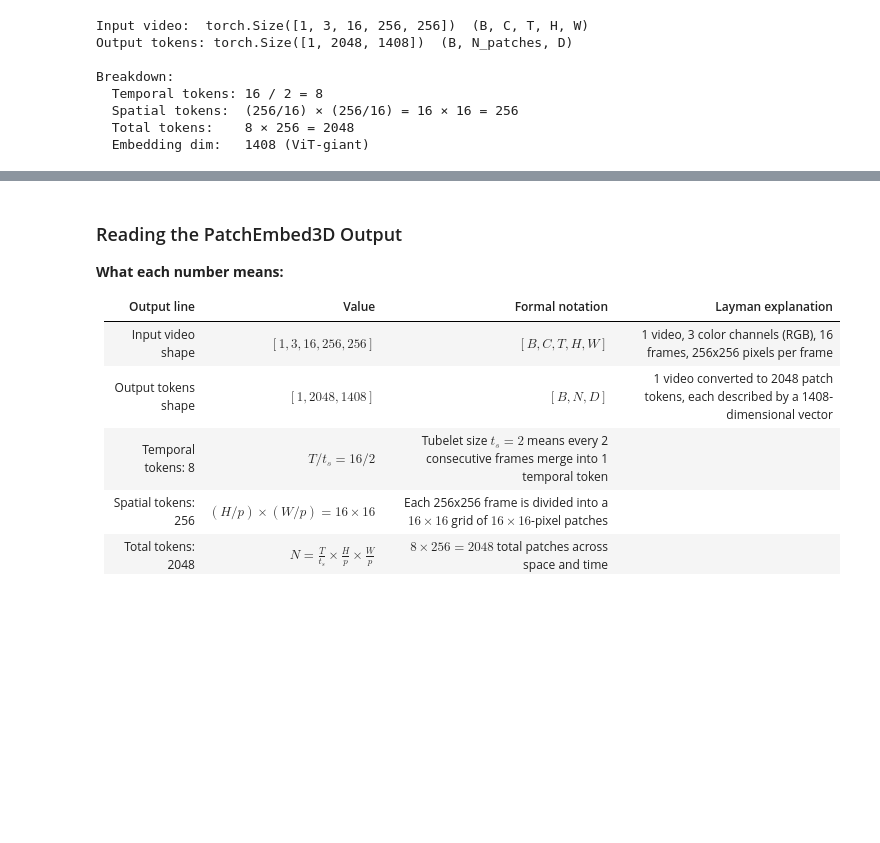
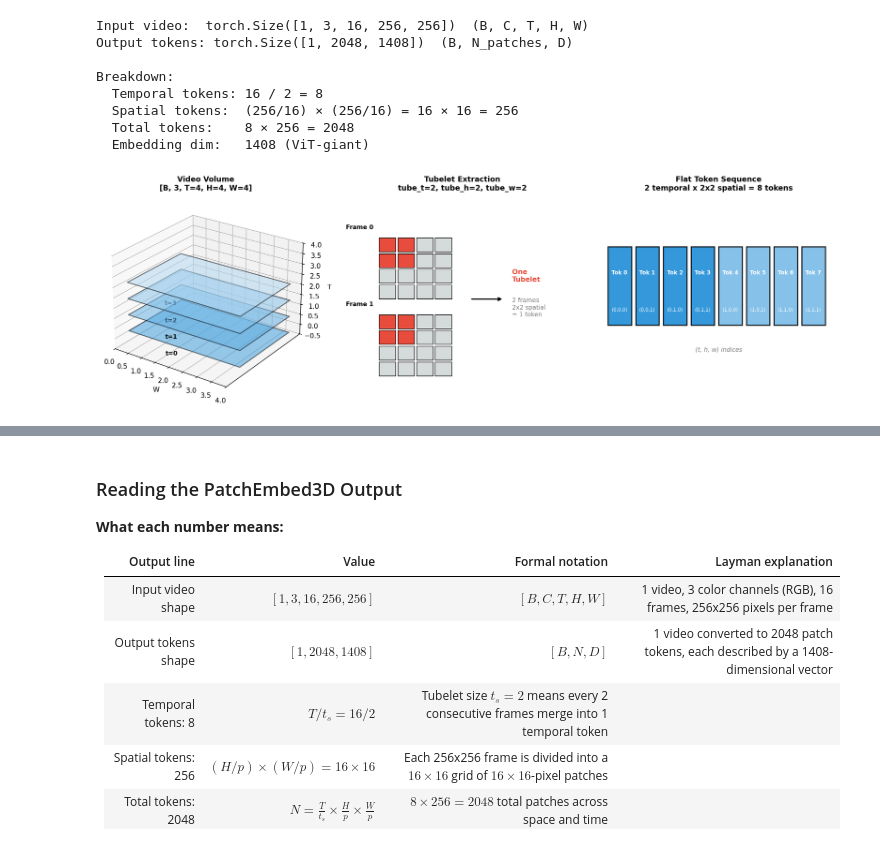
Before and after one commit to JeffrinSam/JEPAstudy, a Jupyter notebook: notebooks/02_VJEPA2_Architecture.ipynb, the cells around one changed output, grey strips where cells are left out. Cells and saved outputs as stored; diff of their text form; code cells hidden in the pictures; blank space fills up the shorter version.

```diff
--- a/notebooks/02_VJEPA2_Architecture.ipynb
+++ b/notebooks/02_VJEPA2_Architecture.ipynb
@@ -155,3 +155,95 @@ Breakdown:
   Spatial tokens:  (256/16) × (256/16) = 16 × 16 = 256
   Total tokens:    8 × 256 = 2048
   Embedding dim:   1408 (ViT-giant)
+# %%
+import os
+import numpy as np
+import matplotlib
+matplotlib.use("Agg")
+import matplotlib.pyplot as plt
+from mpl_toolkits.mplot3d.art3d import Poly3DCollection
+
+_plots_dir = os.path.join(os.getcwd(), 'plots')
+os.makedirs(_plots_dir, exist_ok=True)
+
+fig = plt.figure(figsize=(16, 5))
+
+# --- Left panel: 3D video volume ---
+ax1 = fig.add_subplot(131, projection='3d')
+ax1.set_title("Video Volume\n[B, 3, T=4, H=4, W=4]", fontsize=11, fontweight='bold')
+
+colors_frames = ['#3498DB', '#5DADE2', '#85C1E9', '#AED6F1']
+for t in range(4):
+    # Draw a flat rectangle for each frame
+    z = t * 0.8
+    verts = [[(0, 0, z), (4, 0, z), (4, 4, z), (0, 4, z)]]
+    poly = Poly3DCollection(verts, alpha=0.5, facecolor=colors_frames[t], edgecolor='black', linewidth=1.5)
+    ax1.add_collection3d(poly)
+    ax1.text(2, -0.8, z, f"t={t}", fontsize=9, ha='center', fontweight='bold')
+
+ax1.set_xlim(0, 4)
+ax1.set_ylim(-1, 5)
+ax1.set_zlim(-0.5, 4)
+ax1.set_xlabel("W")
+ax1.set_ylabel("")
+ax1.set_zlabel("T")
+ax1.view_init(elev=25, azim=-55)
+ax1.set_yticks([])
+
+# --- Middle panel: Tubelet extraction ---
+ax2 = fig.add_subplot(132)
+ax2.set_title("Tubelet Extraction\ntube_t=2, tube_h=2, tube_w=2", fontsize=11, fontweight='bold')
+ax2.set_xlim(0, 6)
+ax2.set_ylim(0, 6)
+ax2.axis('off')
+
+# Show 2 frames stacked with a 2x2 patch highlighted
+for f_idx, y_off in enumerate([3.0, 0.8]):
+    label = f"Frame {f_idx}"
+    ax2.text(0.2, y_off + 2.0, label, fontsize=9, fontweight='bold')
+    for r in range(4):
+        for c in range(4):
+            color = '#E74C3C' if (r < 2 and c < 2) else '#D5DBDB'
+            rect = plt.Rectangle((1.0 + c * 0.45, y_off + (3 - r) * 0.45), 0.4, 0.4,
+                                  facecolor=color, edgecolor='black', linewidth=0.8)
+            ax2.add_patch(rect)
+
+# Arrow and label
+ax2.annotate('', xy=(4.0, 3.0), xytext=(3.2, 3.0),
+             arrowprops=dict(arrowstyle='->', color='black', lw=2))
+ax2.text(4.2, 3.5, "One\nTubelet", fontsize=10, fontweight='bold', color='#E74C3C')
+ax2.text(4.2, 2.5, "2 frames\n2x2 spatial\n= 1 token", fontsize=9, color='gray')
+
+# --- Right panel: Flat token sequence ---
+ax3 = fig.add_subplot(133)
+ax3.set_title("Flat Token Sequence\n2 temporal x 2x2 spatial = 8 tokens", fontsize=11, fontweight='bold')
+ax3.set_xlim(-0.5, 8.5)
+ax3.set_ylim(-1, 3)
+ax3.axis('off')
+
+token_colors = ['#3498DB', '#3498DB', '#3498DB', '#3498DB',
+                '#85C1E9', '#85C1E9', '#85C1E9', '#85C1E9']
+for i in range(8):
+    t_idx = i // 4
+    h_idx = (i % 4) // 2
+    w_idx = i % 2
+    rect = plt.Rectangle((i, 0.5), 0.85, 1.5, facecolor=token_colors[i],
+                          edgecolor='black', linewidth=1.5)
+    ax3.add_patch(rect)
+    ax3.text(i + 0.42, 1.5, f"Tok {i}", ha='center', va='center',
+             fontsize=8, fontweight='bold', color='white')
+    ax3.text(i + 0.42, 0.8, f"({t_idx},{h_idx},{w_idx})", ha='center', va='center',
+             fontsize=7, color='white')
+
+ax3.text(4, 0.0, "(t, h, w) indices", ha='center', fontsize=9, fontstyle='italic', color='gray')
+
+plt.tight_layout()
+save_path = os.path.join(_plots_dir, '02_patchembed3d_video_to_tokens.png')
+plt.savefig(save_path, dpi=150, bbox_inches='tight')
+plt.close()
+
+from IPython.display import Image as IPImage, display
+display(IPImage(filename=save_path))
+print(f"Saved: {save_path}")
+# %% [output]
+[figure, added]
```
Also changed, not shown: parts of 13 cells of this notebook, 17 other files.
